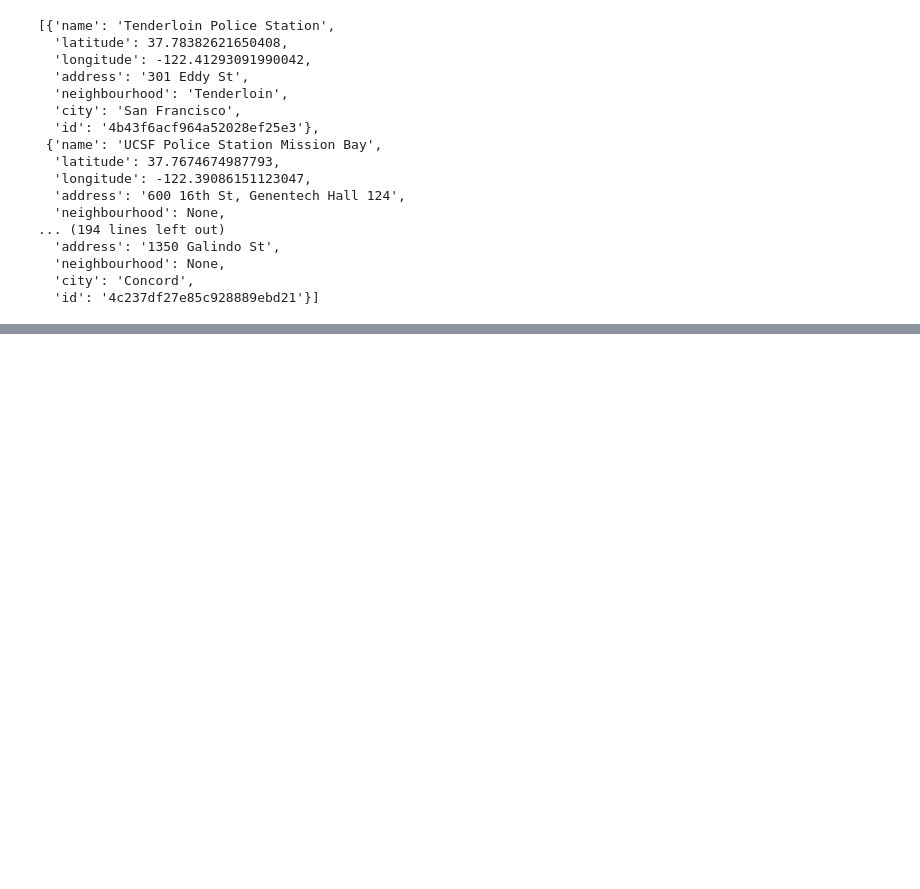
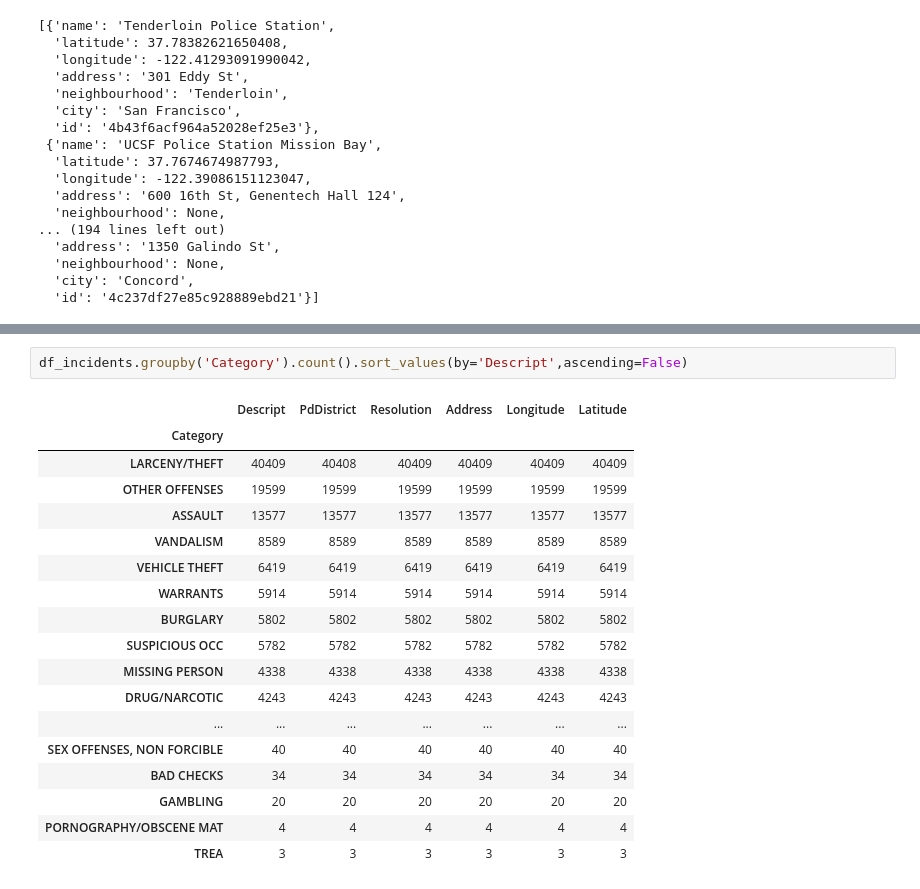
Before and after one commit to TheresaH96/Coursera_Capstone, a Jupyter notebook: Battle of the Neighbourhoods.ipynb, the cells around one changed output, grey strips where cells are left out. Cells and saved outputs as stored; diff of their text form; blank space fills up the shorter version.

```diff
--- a/Battle of the Neighbourhoods.ipynb
+++ b/Battle of the Neighbourhoods.ipynb
@@ -167,3 +167,24 @@ for lat,long,label in zip(results['latitude'],results['longitude'],results['name
 map_sf
 # %% [output]
 [interactive output not drawn]
+# %%
+df_incidents.groupby('Category').count().sort_values(by='Descript',ascending=False)
+# %% [output]
+|  | Descript | PdDistrict | Resolution | Address | Longitude | Latitude |
+| Category |  |  |  |  |  |  |
+| LARCENY/THEFT | 40409 | 40408 | 40409 | 40409 | 40409 | 40409 |
+| OTHER OFFENSES | 19599 | 19599 | 19599 | 19599 | 19599 | 19599 |
+| ASSAULT | 13577 | 13577 | 13577 | 13577 | 13577 | 13577 |
+| VANDALISM | 8589 | 8589 | 8589 | 8589 | 8589 | 8589 |
+| VEHICLE THEFT | 6419 | 6419 | 6419 | 6419 | 6419 | 6419 |
+| WARRANTS | 5914 | 5914 | 5914 | 5914 | 5914 | 5914 |
+| BURGLARY | 5802 | 5802 | 5802 | 5802 | 5802 | 5802 |
+| SUSPICIOUS OCC | 5782 | 5782 | 5782 | 5782 | 5782 | 5782 |
+| MISSING PERSON | 4338 | 4338 | 4338 | 4338 | 4338 | 4338 |
+| DRUG/NARCOTIC | 4243 | 4243 | 4243 | 4243 | 4243 | 4243 |
+| ... | ... | ... | ... | ... | ... | ... |
+| SEX OFFENSES, NON FORCIBLE | 40 | 40 | 40 | 40 | 40 | 40 |
+| BAD CHECKS | 34 | 34 | 34 | 34 | 34 | 34 |
+| GAMBLING | 20 | 20 | 20 | 20 | 20 | 20 |
+| PORNOGRAPHY/OBSCENE MAT | 4 | 4 | 4 | 4 | 4 | 4 |
+| TREA | 3 | 3 | 3 | 3 | 3 | 3 |
```
Also changed, not shown: parts of 1 cell of this notebook.
